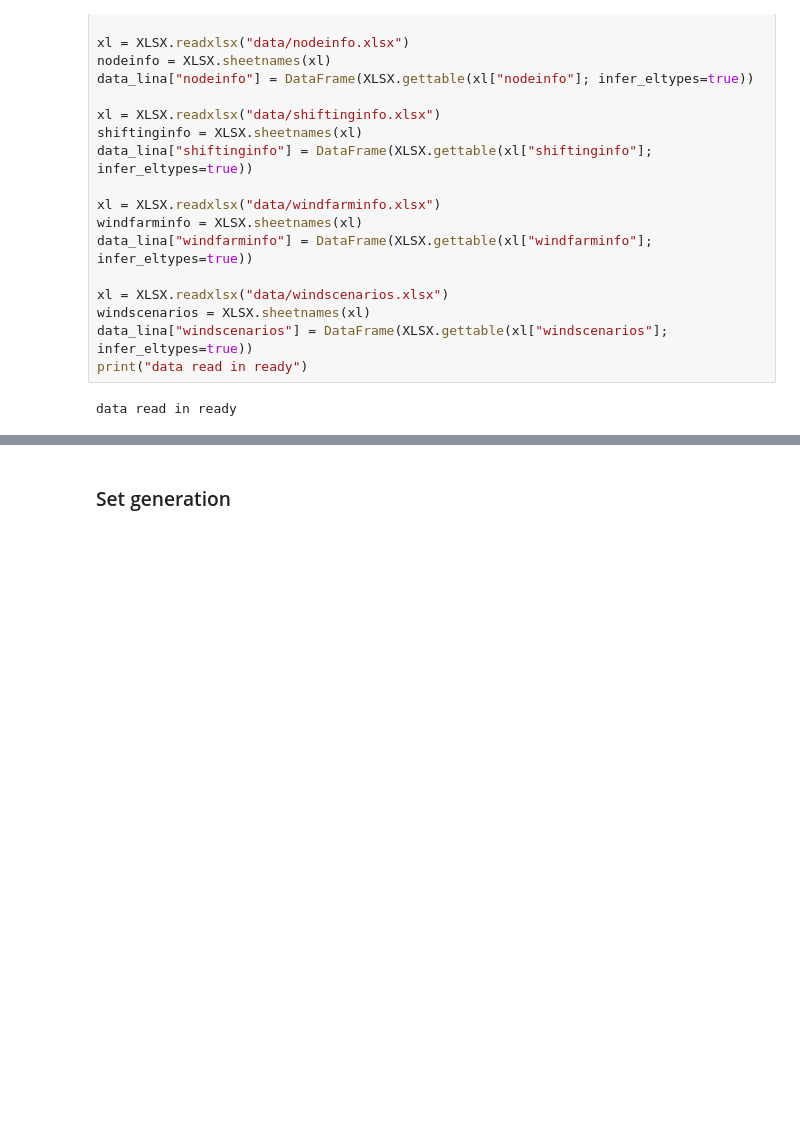
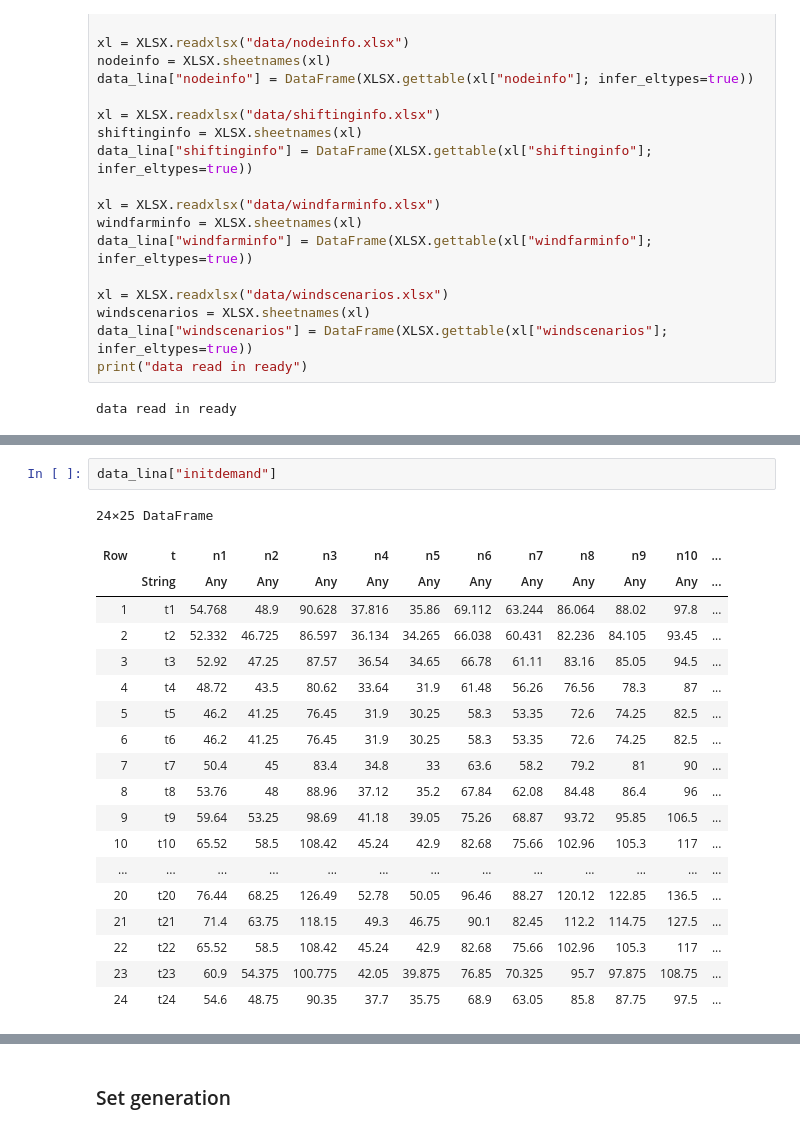
Before and after one commit to labedisa/AMO-Single-Project, a Jupyter notebook: Demand Response Model.ipynb, the cells around one changed output, grey strips where cells are left out. Cells and saved outputs as stored; diff of their text form; blank space fills up the shorter version.

```diff
--- a/Demand Response Model.ipynb
+++ b/Demand Response Model.ipynb
@@ -182,0 +228,22 @@ data read in ready
+# %%
+data_lina["initdemand"]
+# %% [output]
+24×25 DataFrame
+| Row | t | n1 | n2 | n3 | n4 | n5 | n6 | n7 | n8 | n9 | n10 | ... |
+|  | String | Any | Any | Any | Any | Any | Any | Any | Any | Any | Any | ... |
+| 1 | t1 | 54.768 | 48.9 | 90.628 | 37.816 | 35.86 | 69.112 | 63.244 | 86.064 | 88.02 | 97.8 | ... |
+| 2 | t2 | 52.332 | 46.725 | 86.597 | 36.134 | 34.265 | 66.038 | 60.431 | 82.236 | 84.105 | 93.45 | ... |
+| 3 | t3 | 52.92 | 47.25 | 87.57 | 36.54 | 34.65 | 66.78 | 61.11 | 83.16 | 85.05 | 94.5 | ... |
+| 4 | t4 | 48.72 | 43.5 | 80.62 | 33.64 | 31.9 | 61.48 | 56.26 | 76.56 | 78.3 | 87 | ... |
+| 5 | t5 | 46.2 | 41.25 | 76.45 | 31.9 | 30.25 | 58.3 | 53.35 | 72.6 | 74.25 | 82.5 | ... |
+| 6 | t6 | 46.2 | 41.25 | 76.45 | 31.9 | 30.25 | 58.3 | 53.35 | 72.6 | 74.25 | 82.5 | ... |
+| 7 | t7 | 50.4 | 45 | 83.4 | 34.8 | 33 | 63.6 | 58.2 | 79.2 | 81 | 90 | ... |
+| 8 | t8 | 53.76 | 48 | 88.96 | 37.12 | 35.2 | 67.84 | 62.08 | 84.48 | 86.4 | 96 | ... |
+| 9 | t9 | 59.64 | 53.25 | 98.69 | 41.18 | 39.05 | 75.26 | 68.87 | 93.72 | 95.85 | 106.5 | ... |
+| 10 | t10 | 65.52 | 58.5 | 108.42 | 45.24 | 42.9 | 82.68 | 75.66 | 102.96 | 105.3 | 117 | ... |
+| ... | ... | ... | ... | ... | ... | ... | ... | ... | ... | ... | ... | ... |
+| 20 | t20 | 76.44 | 68.25 | 126.49 | 52.78 | 50.05 | 96.46 | 88.27 | 120.12 | 122.85 | 136.5 | ... |
+| 21 | t21 | 71.4 | 63.75 | 118.15 | 49.3 | 46.75 | 90.1 | 82.45 | 112.2 | 114.75 | 127.5 | ... |
+| 22 | t22 | 65.52 | 58.5 | 108.42 | 45.24 | 42.9 | 82.68 | 75.66 | 102.96 | 105.3 | 117 | ... |
+| 23 | t23 | 60.9 | 54.375 | 100.775 | 42.05 | 39.875 | 76.85 | 70.325 | 95.7 | 97.875 | 108.75 | ... |
+| 24 | t24 | 54.6 | 48.75 | 90.35 | 37.7 | 35.75 | 68.9 | 63.05 | 85.8 | 87.75 | 97.5 | ... |
```
Also changed, not shown: parts of 22 cells of this notebook, 7 other files.
